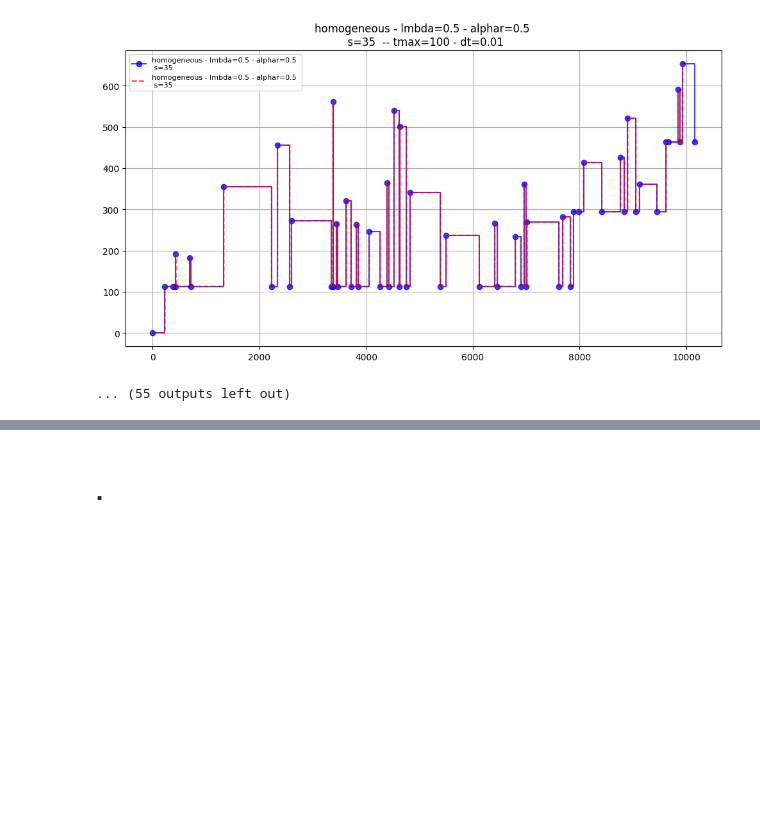
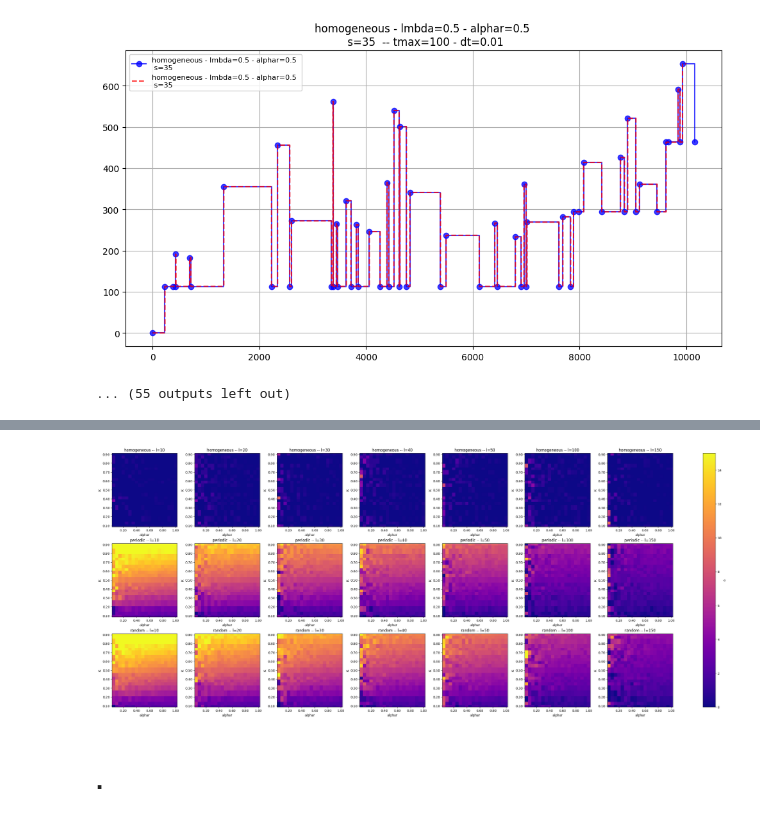
Before and after one commit to npelletbossot/nucleo, a Jupyter notebook: nucleo/working_on/new_formalism.ipynb, the cells around one changed output, grey strips where cells are left out. Drawn from its saved outputs; the diff is of its cells as text; code cells hidden in the pictures; blank space fills up the shorter version.

```diff
--- a/nucleo/working_on/new_formalism.ipynb
+++ b/nucleo/working_on/new_formalism.ipynb
@@ -297,2 +435,46 @@ plt.show()
+# %%
+from itertools import product
+import matplotlib.ticker as mticker
+import matplotlib.pyplot as plt
+import numpy as np
+import polars as pl
+import pandas as pd
+
+
+def plot_single_heatmap_a(df: pl.DataFrame, landscape: str, l: int, ax, vmin=0, vmax=15):
+    # DataFrame
+    df_heat = df.filter(
+        (pl.col("landscape") == landscape) & (pl.col("l") == l)
+    ).sort(["alphar", "K"])
+
+    # Conversion
+    df_pd = df_heat.to_pandas()
+    X_unique = np.sort(df_heat["alphar"].unique())[1:]
+    Y_unique = np.sort(df_heat["K"].unique())
+    X_grid, Y_grid = np.meshgrid(X_unique, Y_unique)
+    Z2D = df_pd.pivot_table(values="a", index="K", columns="alphar", aggfunc="mean").values
+
+    # Subplot
+    c = ax.pcolormesh(X_grid, Y_grid, Z2D, cmap="plasma", vmin=vmin, vmax=vmax, shading='auto')
+    ax.set_title(f"{landscape} -- l={l}")
+    ax.set_xlabel("alphar")
+    ax.set_ylabel("K")
+    ax.xaxis.set_major_formatter(mticker.FormatStrFormatter('%.2f'))
+    ax.yaxis.set_major_formatter(mticker.FormatStrFormatter('%.2f'))
+
+    return c
+
+
+n_rows = len(landscapes)
+n_cols = len(ls)
+fig, axes = plt.subplots(n_rows, n_cols, figsize=(4*n_cols, 4*n_rows), constrained_layout=True)
+axes_flat = axes.flatten() if axes.ndim > 1 else axes
+
+for ax, (landscape, l) in zip(axes_flat, product(landscapes, ls)):
+    c = plot_single_heatmap_a(df_all, landscape, l, ax)
+fig.colorbar(c, ax=axes_flat, orientation='vertical', label='a')
+plt.show()
+# %% [output]
+[figure, added]
 # %% [markdown]
 # .
```
Also changed, not shown: parts of 5 cells of this notebook, 1 other file.
